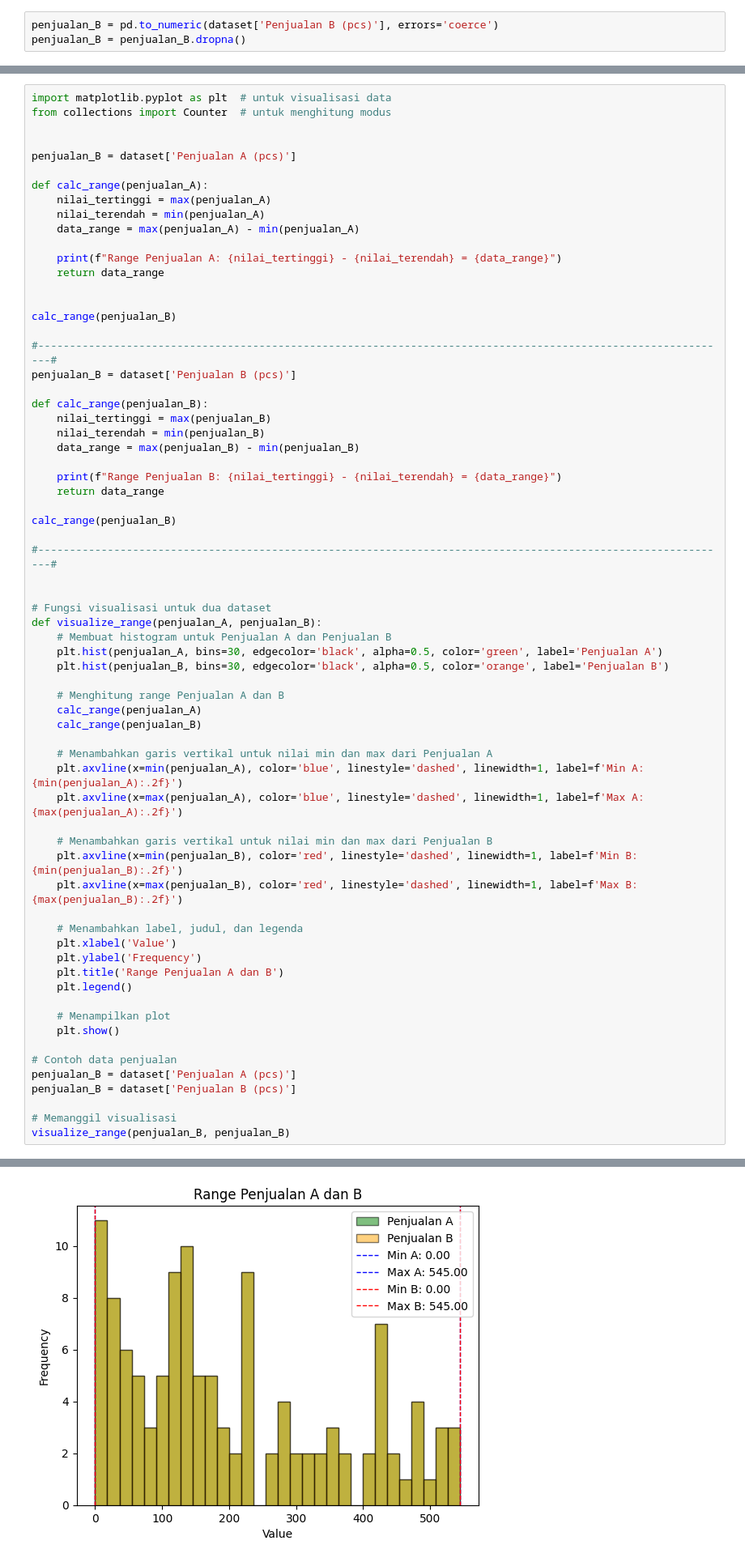
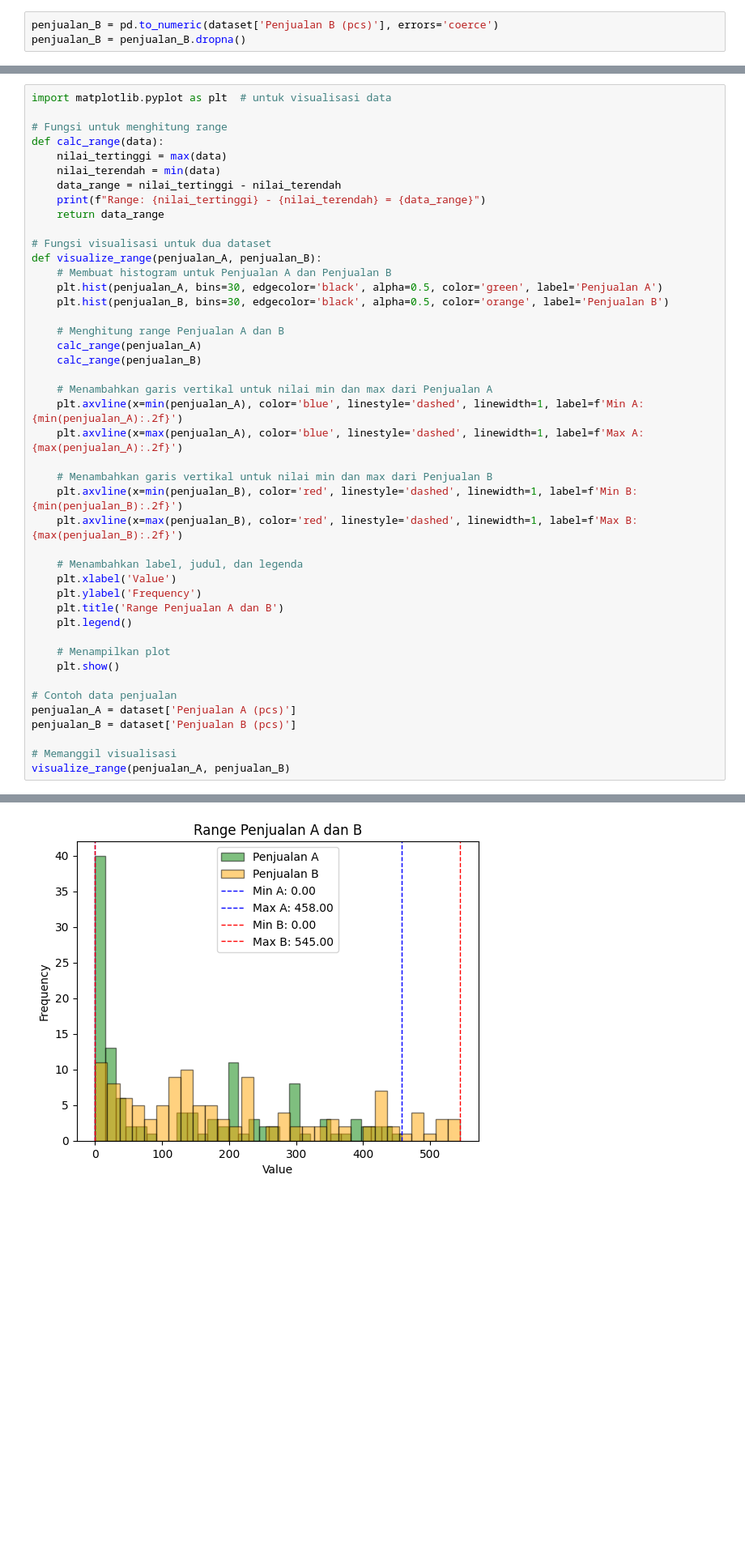
Before and after one commit to HikariReiziq/Coding-Task-1-A-046-061-079-123, a Jupyter notebook: Deskripsi-Data.ipynb, the cells around one changed output, grey strips where cells are left out. Shown: that part at 81% size. Drawn from its saved outputs; the diff is of its cells as text; blank space fills up the shorter version.

Commit message:
Kesimpulan dan kalkulasi penunjukan Outliner
Kalkulasi ada atau tidaknya outliner dan melakukan evaluasi apakah ada data modus, mean, median dan lain-lain yang belum.

```diff
--- a/Deskripsi-Data.ipynb
+++ b/Deskripsi-Data.ipynb
@@ -253,37 +199,14 @@ Modus: [0]
 [figure]
 # %%
 import matplotlib.pyplot as plt  # untuk visualisasi data
-from collections import Counter  # untuk menghitung modus
 
-
-penjualan_B = dataset['Penjualan A (pcs)']
-
-def calc_range(penjualan_A):
-    nilai_tertinggi = max(penjualan_A)
-    nilai_terendah = min(penjualan_A)
-    data_range = max(penjualan_A) - min(penjualan_A)
-
-    print(f"Range Penjualan A: {nilai_tertinggi} - {nilai_terendah} = {data_range}")
+# Fungsi untuk menghitung range
+def calc_range(data):
+    nilai_tertinggi = max(data)
+    nilai_terendah = min(data)
+    data_range = nilai_tertinggi - nilai_terendah
+    print(f"Range: {nilai_tertinggi} - {nilai_terendah} = {data_range}")
     return data_range
-
-
-calc_range(penjualan_B)
-
-#--------------------------------------------------------------------------------------------------------------#
-penjualan_B = dataset['Penjualan B (pcs)']
-
-def calc_range(penjualan_B):
-    nilai_tertinggi = max(penjualan_B)
-    nilai_terendah = min(penjualan_B)
-    data_range = max(penjualan_B) - min(penjualan_B)
-
-    print(f"Range Penjualan B: {nilai_tertinggi} - {nilai_terendah} = {data_range}")
-    return data_range
-
-calc_range(penjualan_B)
-
-#--------------------------------------------------------------------------------------------------------------#
-
 
 # Fungsi visualisasi untuk dua dataset
 def visualize_range(penjualan_A, penjualan_B):
@@ -313,9 +236,9 @@ def visualize_range(penjualan_A, penjualan_B):
     plt.show()
 
 # Contoh data penjualan
-penjualan_B = dataset['Penjualan A (pcs)']
+penjualan_A = dataset['Penjualan A (pcs)']
 penjualan_B = dataset['Penjualan B (pcs)']
 
 # Memanggil visualisasi
-visualize_range(penjualan_B, penjualan_B)
+visualize_range(penjualan_A, penjualan_B)
 # %% [output]
@@ -326,4 +247,4 @@ Range Penjualan B: 545 - 0 = 545
-[figure, old version]
+[figure, new version]
 # %%
 def calc_mean(penjualan_A):
     # Menghitung rata-rata
```
Also changed, not shown: parts of 6 cells of this notebook.
